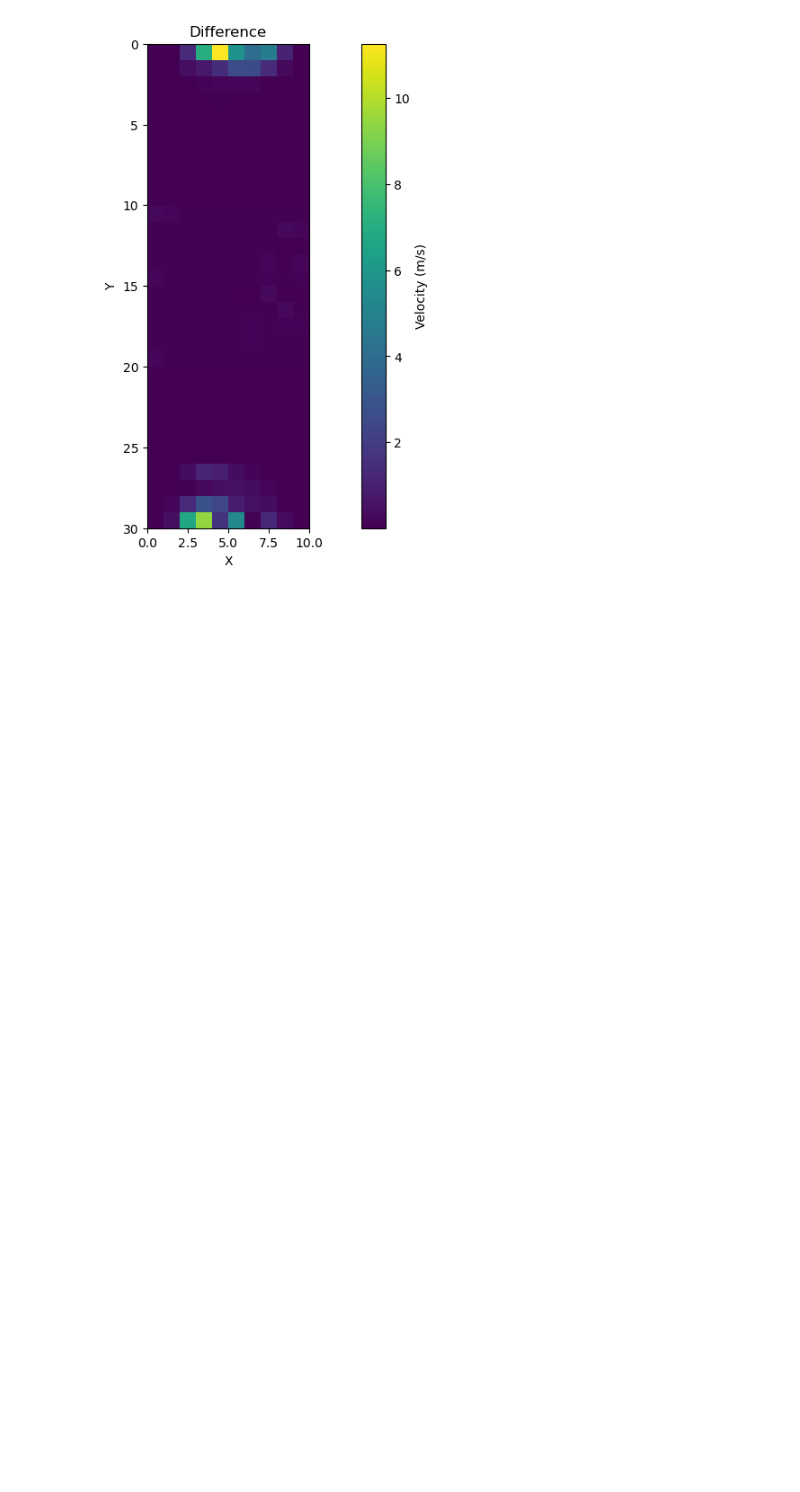
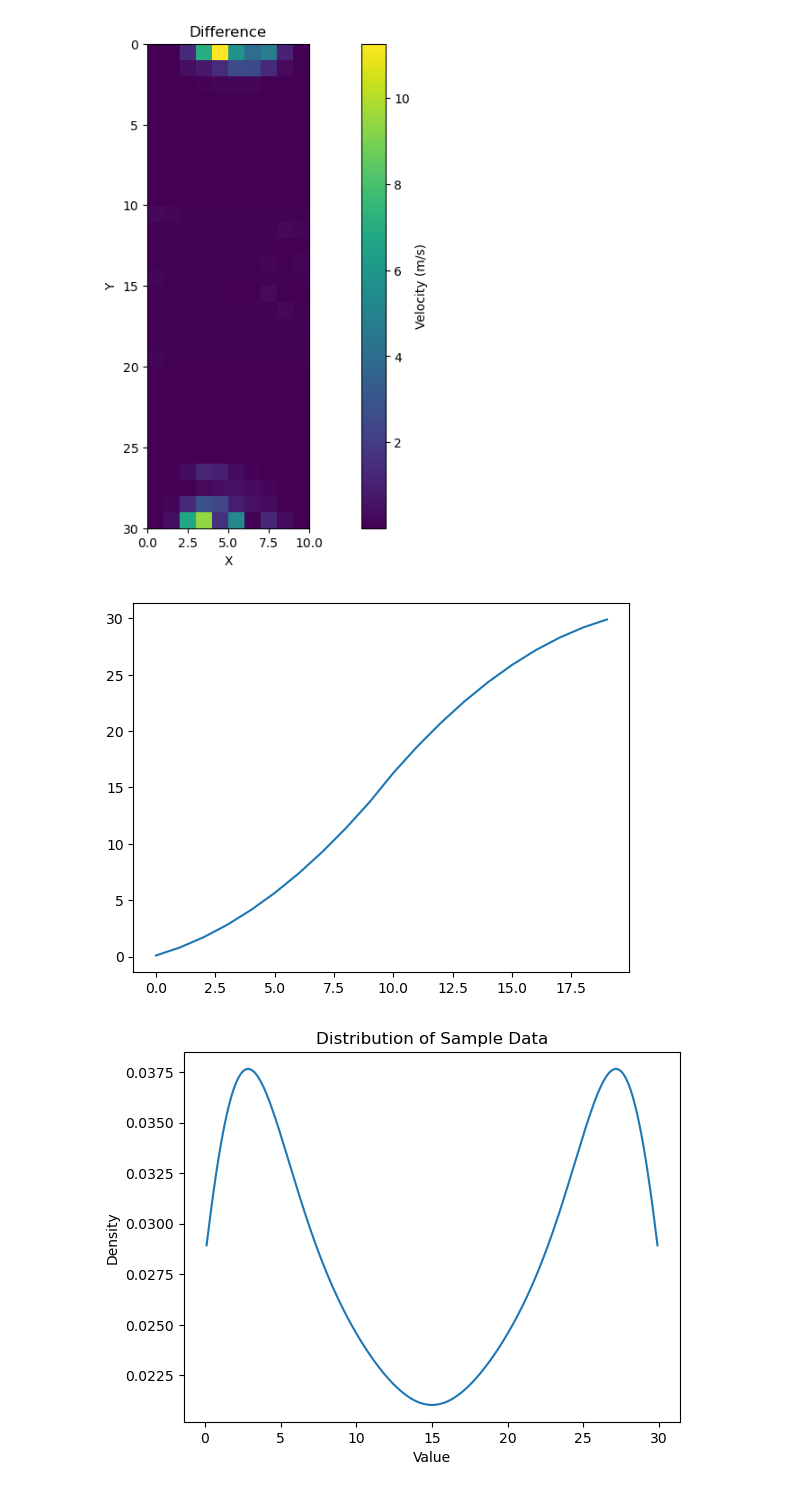
Before and after one commit to x-repos/traveltime-inversion-annealing, a Jupyter notebook: borehole30x10-plot.ipynb, the cells around one changed output. Cells and saved outputs as stored; diff of their text form; code cells hidden in the pictures; blank space fills up the shorter version.

```diff
--- a/borehole30x10-readfiles.ipynb
+++ b/borehole30x10-plot.ipynb
@@ -117,3 +117,52 @@ Text(0, 0.5, 'Y')
 [figure]
 [figure]
 [figure]
+# %%
+from scipy.stats import gaussian_kde
+
+def rescale(arr, new_min, new_max):
+    old_min = np.min(arr)
+    old_max = np.max(arr)
+    return (new_max - new_min) * (arr - old_min) / (old_max - old_min) + new_min
+
+def device_location(n, rows, new_min, new_max, linear):
+    if linear == True:
+        z4 = np.linspace(new_min, new_max, n)
+    else:
+        n2 = int(np.ceil(n/2))
+        rows2 = rows/2 - 1.3
+        x = np.array([x for x in range(n2)])
+        y = np.array([(i+3)**2 for i in x])
+        z = (y - y[0]) * rows2 / (y[-1] - y[0])
+        z1 = 15 - z + 15
+        z2 = z1[::-1]
+        z3 = np.concatenate((z, z2))
+        z4 = rescale(z3, new_min, new_max) # Rescale array to range
+    return z4
+
+# Define sources and receivers
+# 0.1 and 29.9 are values close to limits
+# Change linear to True to generate regular locations
+
+# NOTE: create the z position not on the grid boundary to avoid conflict
+z = device_location(n=20, rows=rows, new_min=0.1, new_max=29.9, linear=False)
+
+plt.plot(z)
+z
+
+# Calculate the point density
+density = gaussian_kde(z)
+xs = np.linspace(min(z), max(z), 200)
+density.covariance_factor = lambda : .25
+density._compute_covariance()
+
+# Plot distribution
+plt.figure()
+plt.plot(xs, density(xs))
+plt.xlabel('Value')
+plt.ylabel('Density')
+plt.title('Distribution of Sample Data')
+plt.show()
+# %% [output]
+[figure, added]
+[figure, added]
```
Also changed, not shown: parts of 1 cell of this notebook.
